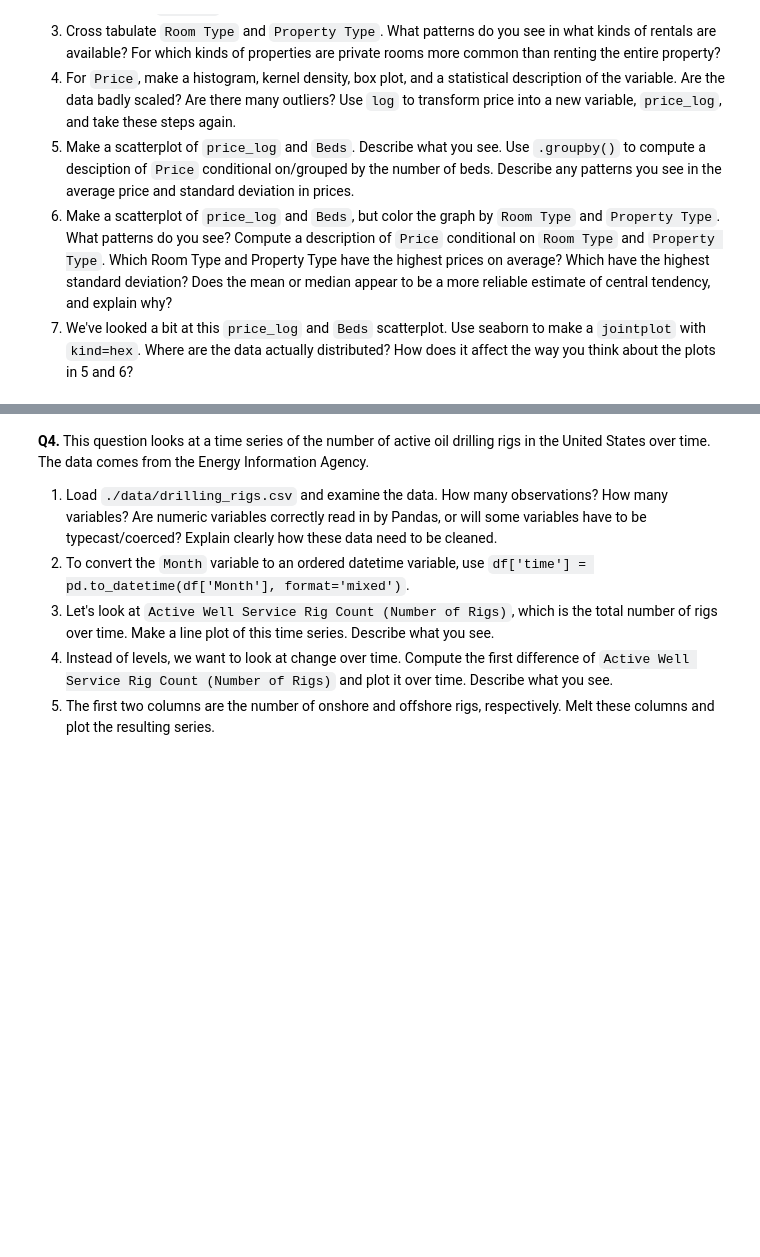
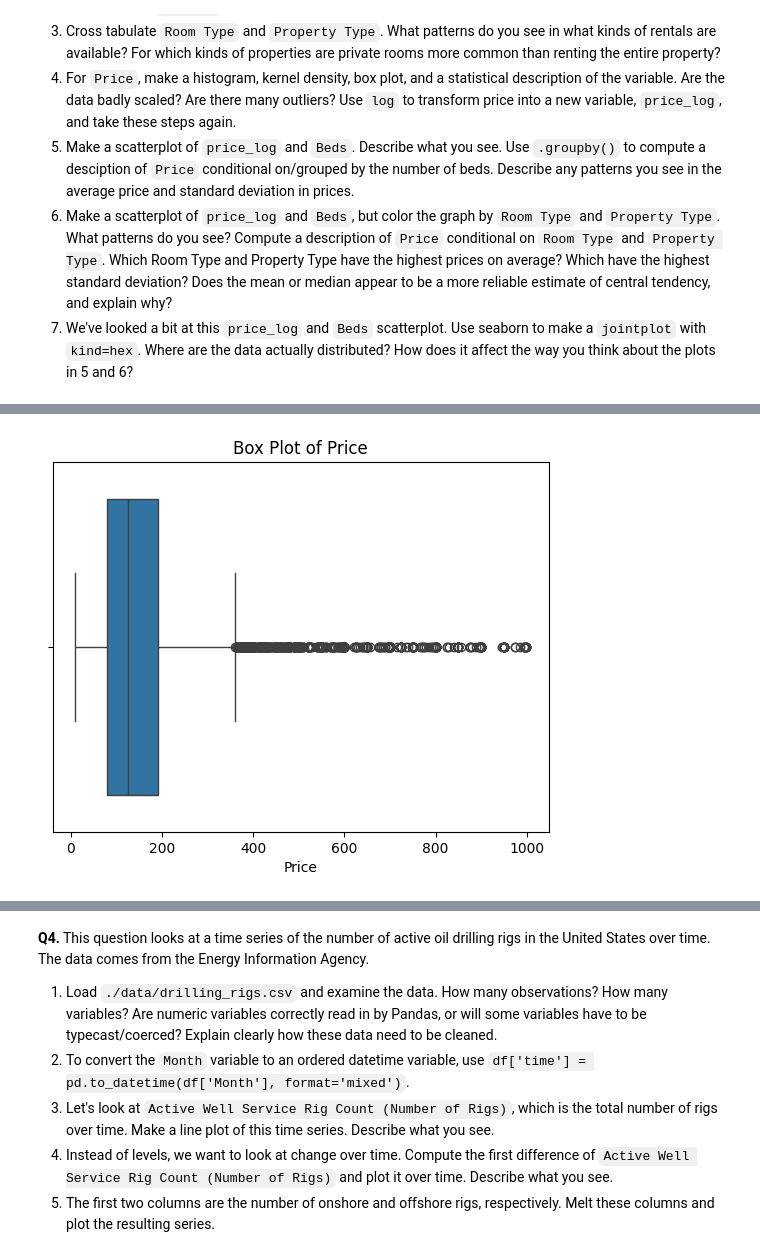
Before and after one commit to kpunsalan8/DS-3001-EDA-KP, a Jupyter notebook: assignment/assignment.ipynb, the cells around one changed output, grey strips where cells are left out. Saved outputs shown, nothing was run; the diff lists cells and outputs as text; code cells hidden in the pictures; blank space fills up the shorter version.

```diff
--- a/assignment/assignment.ipynb
+++ b/assignment/assignment.ipynb
@@ -228,0 +287,7 @@ dtype: int64
+# %%
+# Price box plot
+sns.boxplot(x=df['Price'])
+plt.title('Box Plot of Price')
+plt.show()
+# %% [output]
+[figure, added]
```
Also changed, not shown: parts of 38 cells of this notebook.
